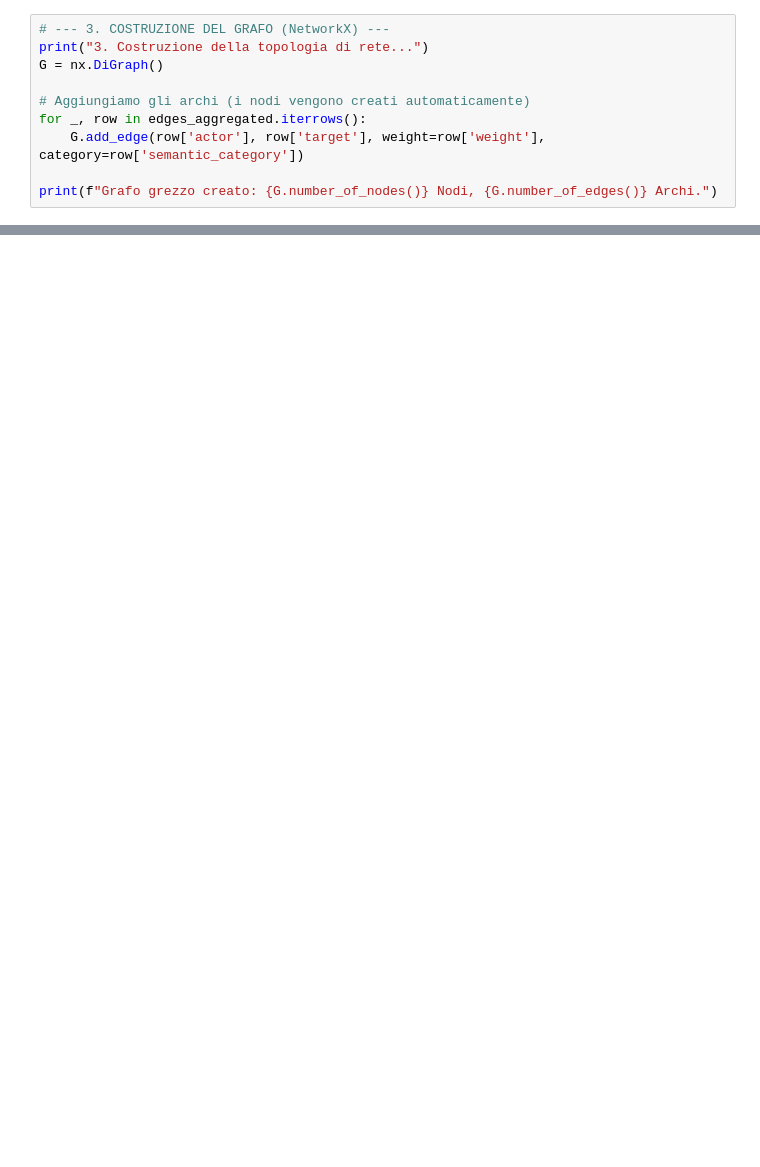
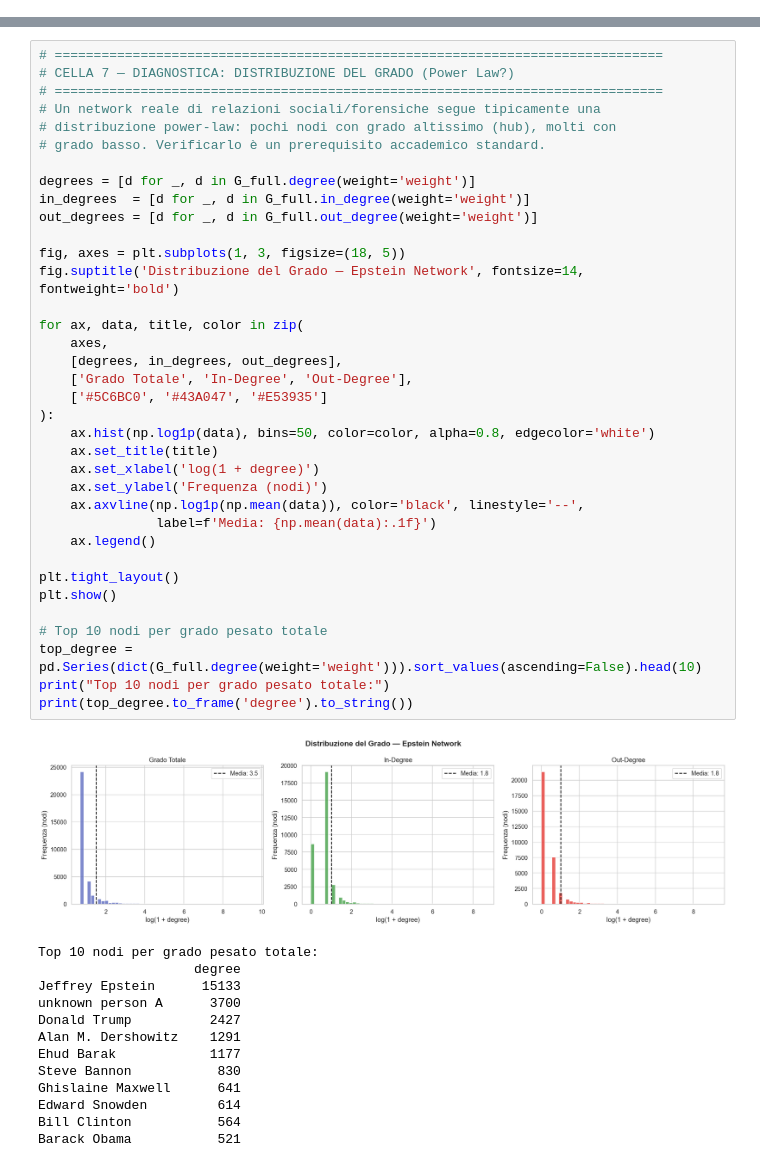
Before and after one commit to bscocca/Epstein-Network-Analysis, a Jupyter notebook: notebooks/03_network_analysis.ipynb, the cells around one changed output, grey strips where cells are left out. Drawn from its saved outputs; the diff is of its cells as text; blank space fills up the shorter version.

```diff
--- a/notebooks/03_network_analysis.ipynb
+++ b/notebooks/03_network_analysis.ipynb
@@ -41,10 +0,0 @@ edges_aggregated = df_clean.groupby(['actor', 'target', 'semantic_category']).si
-# %%
-# --- 3. COSTRUZIONE DEL GRAFO (NetworkX) ---
-print("3. Costruzione della topologia di rete...")
-G = nx.DiGraph()
-
-# Aggiungiamo gli archi (i nodi vengono creati automaticamente)
-for _, row in edges_aggregated.iterrows():
-    G.add_edge(row['actor'], row['target'], weight=row['weight'], category=row['semantic_category'])
-
-print(f"Grafo grezzo creato: {G.number_of_nodes()} Nodi, {G.number_of_edges()} Archi.")
@@ -110,0 +248,50 @@ print(f"📁 File pronto per React/WebGL salvato in: {output_json_path}")
+# %%
+# ==============================================================================
+# CELLA 7 — DIAGNOSTICA: DISTRIBUZIONE DEL GRADO (Power Law?)
+# ==============================================================================
+# Un network reale di relazioni sociali/forensiche segue tipicamente una
+# distribuzione power-law: pochi nodi con grado altissimo (hub), molti con
+# grado basso. Verificarlo è un prerequisito accademico standard.
+
+degrees = [d for _, d in G_full.degree(weight='weight')]
+in_degrees  = [d for _, d in G_full.in_degree(weight='weight')]
+out_degrees = [d for _, d in G_full.out_degree(weight='weight')]
+
+fig, axes = plt.subplots(1, 3, figsize=(18, 5))
+fig.suptitle('Distribuzione del Grado — Epstein Network', fontsize=14, fontweight='bold')
+
+for ax, data, title, color in zip(
+    axes,
+    [degrees, in_degrees, out_degrees],
+    ['Grado Totale', 'In-Degree', 'Out-Degree'],
+    ['#5C6BC0', '#43A047', '#E53935']
+):
+    ax.hist(np.log1p(data), bins=50, color=color, alpha=0.8, edgecolor='white')
+    ax.set_title(title)
+    ax.set_xlabel('log(1 + degree)')
+    ax.set_ylabel('Frequenza (nodi)')
+    ax.axvline(np.log1p(np.mean(data)), color='black', linestyle='--',
+               label=f'Media: {np.mean(data):.1f}')
+    ax.legend()
+
+plt.tight_layout()
+plt.show()
+
+# Top 10 nodi per grado pesato totale
+top_degree = pd.Series(dict(G_full.degree(weight='weight'))).sort_values(ascending=False).head(10)
+print("Top 10 nodi per grado pesato totale:")
+print(top_degree.to_frame('degree').to_string())
+# %% [output]
+[figure, added]
+Top 10 nodi per grado pesato totale:
+                    degree
+Jeffrey Epstein      15133
+unknown person A      3700
+Donald Trump          2427
+Alan M. Dershowitz    1291
+Ehud Barak            1177
+Steve Bannon           830
+Ghislaine Maxwell      641
+Edward Snowden         614
+Bill Clinton           564
+Barack Obama           521
```
Also changed, not shown: parts of 23 cells of this notebook, 20 other files.
